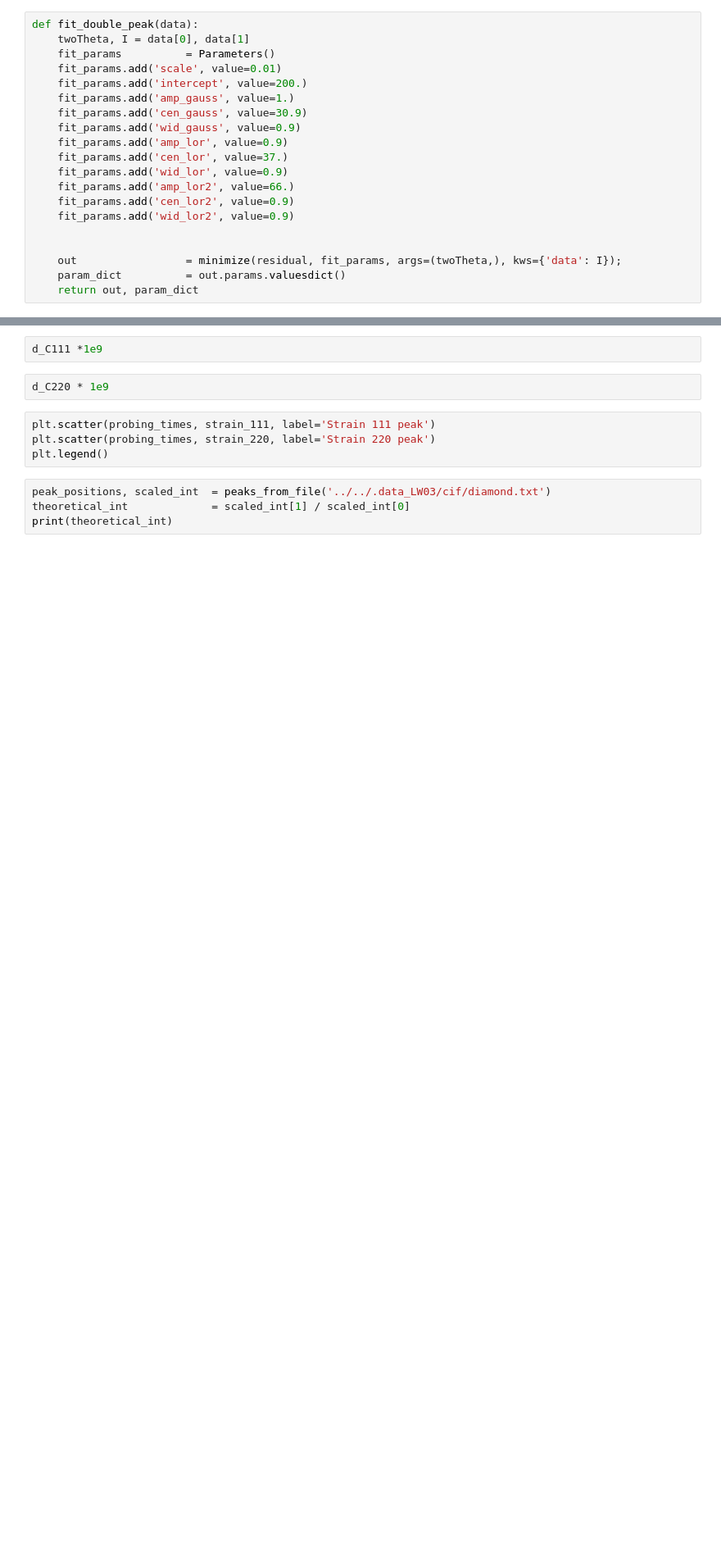
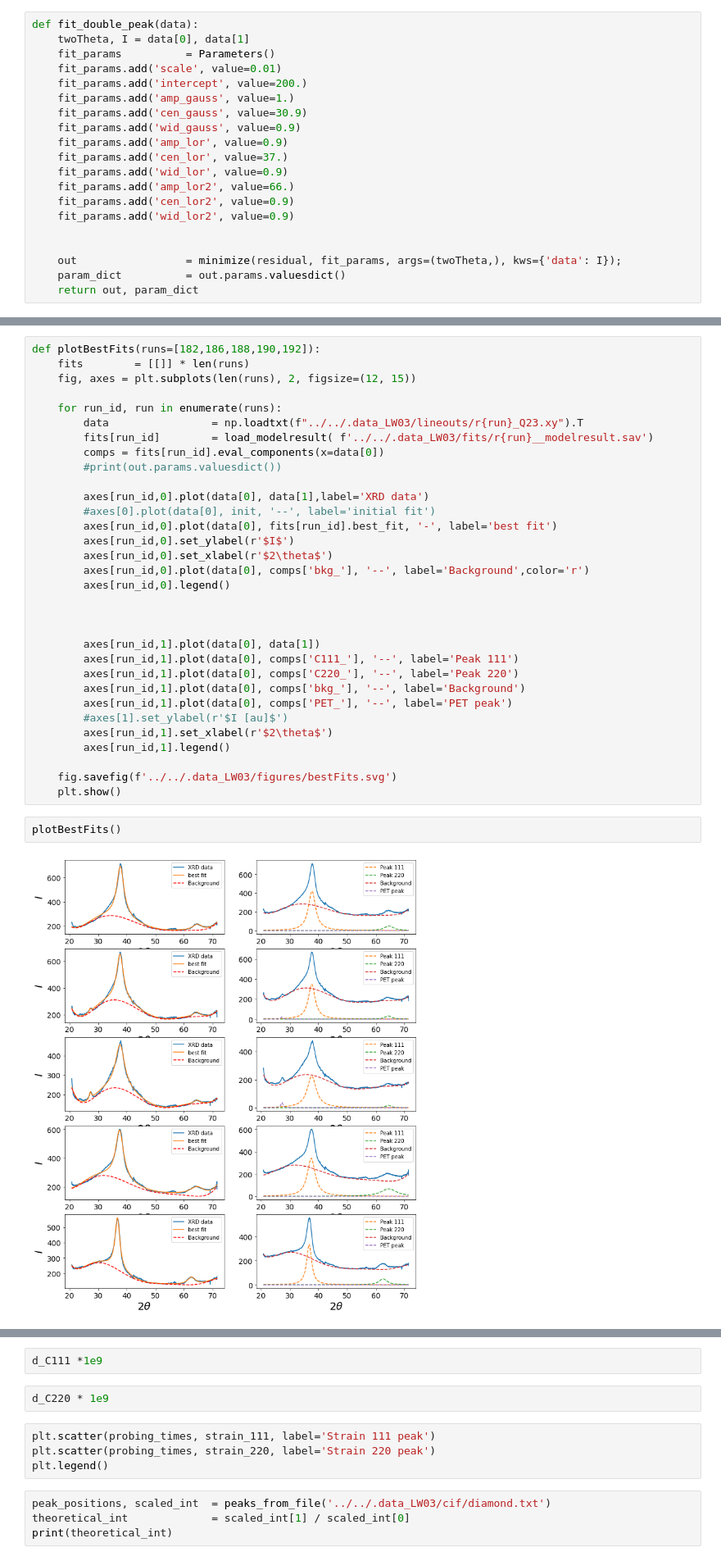
Before and after one commit to HeuserB/PhD_Thesis, a Jupyter notebook: notebooks/diamond_formation_LW03/diamond_formation.ipynb, the cells around one changed output, grey strips where cells are left out. Shown: that part at 82% size. Drawn from its saved outputs; the diff is of its cells as text; blank space fills up the shorter version.

```diff
--- a/notebooks/diamond_formation_LW03/diamond_formation.ipynb
+++ b/notebooks/diamond_formation_LW03/diamond_formation.ipynb
@@ -303,0 +342,36 @@ for run_id, run in enumerate(runs):
+# %%
+def plotBestFits(runs=[182,186,188,190,192]):
+    fits        = [[]] * len(runs)
+    fig, axes = plt.subplots(len(runs), 2, figsize=(12, 15))
+
+    for run_id, run in enumerate(runs):
+        data                = np.loadtxt(f"../../.data_LW03/lineouts/r{run}_Q23.xy").T
+        fits[run_id]        = load_modelresult( f'../../.data_LW03/fits/r{run}__modelresult.sav')
+        comps = fits[run_id].eval_components(x=data[0])
+        #print(out.params.valuesdict())
+
+        axes[run_id,0].plot(data[0], data[1],label='XRD data')
+        #axes[0].plot(data[0], init, '--', label='initial fit')
+        axes[run_id,0].plot(data[0], fits[run_id].best_fit, '-', label='best fit')
+        axes[run_id,0].set_ylabel(r'$I$')
+        axes[run_id,0].set_xlabel(r'$2\theta$')
+        axes[run_id,0].plot(data[0], comps['bkg_'], '--', label='Background',color='r')
+        axes[run_id,0].legend()
+
+
+
+        axes[run_id,1].plot(data[0], data[1])
+        axes[run_id,1].plot(data[0], comps['C111_'], '--', label='Peak 111')
+        axes[run_id,1].plot(data[0], comps['C220_'], '--', label='Peak 220')
+        axes[run_id,1].plot(data[0], comps['bkg_'], '--', label='Background')
+        axes[run_id,1].plot(data[0], comps['PET_'], '--', label='PET peak')
+        #axes[1].set_ylabel(r'$I [au]$')
+        axes[run_id,1].set_xlabel(r'$2\theta$')
+        axes[run_id,1].legend()
+
+    fig.savefig(f'../../.data_LW03/figures/bestFits.svg')
+    plt.show()
+# %%
+plotBestFits()
+# %% [output]
+[figure, added]
```
Also changed, not shown: parts of 10 cells of this notebook, 1 other file.
